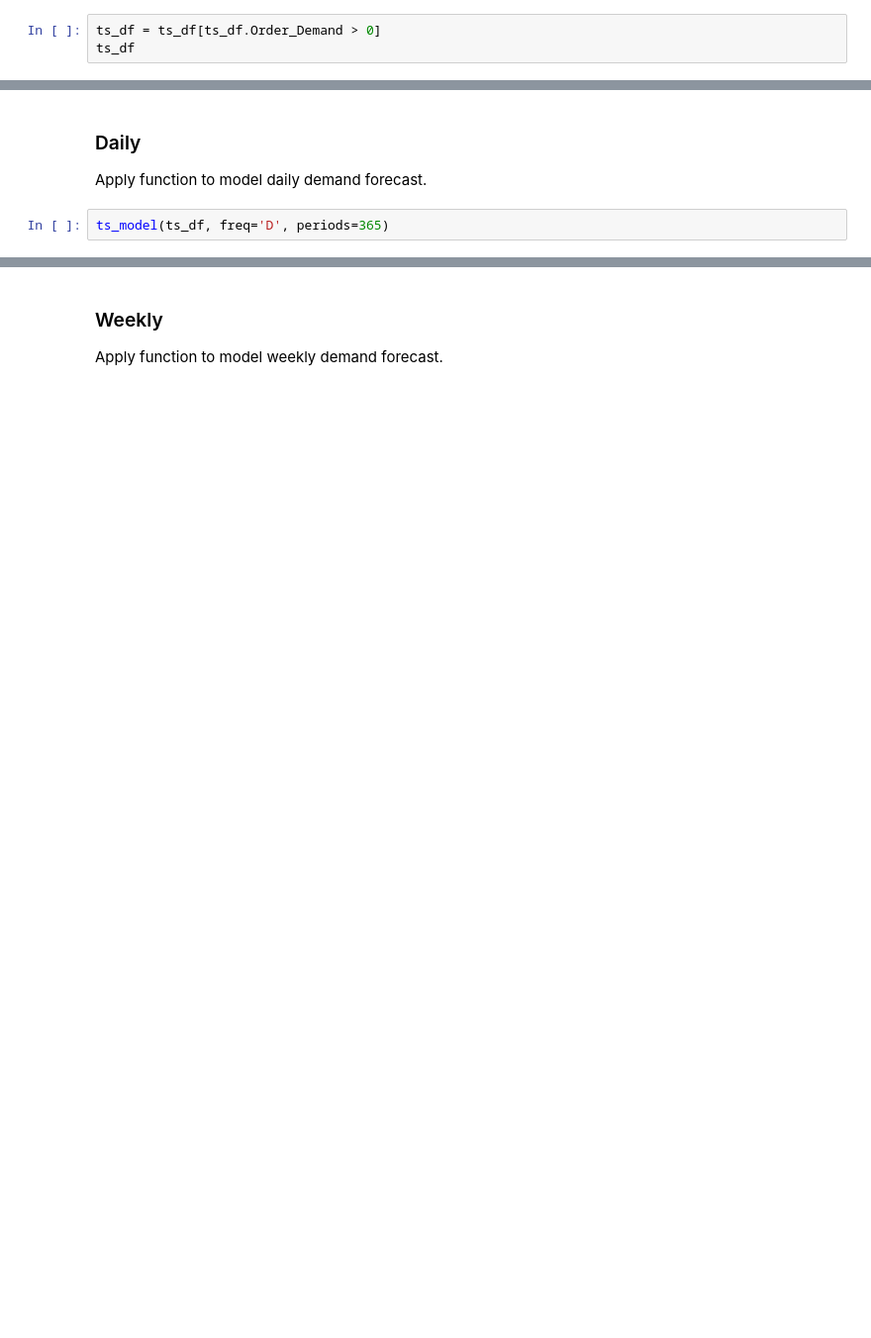
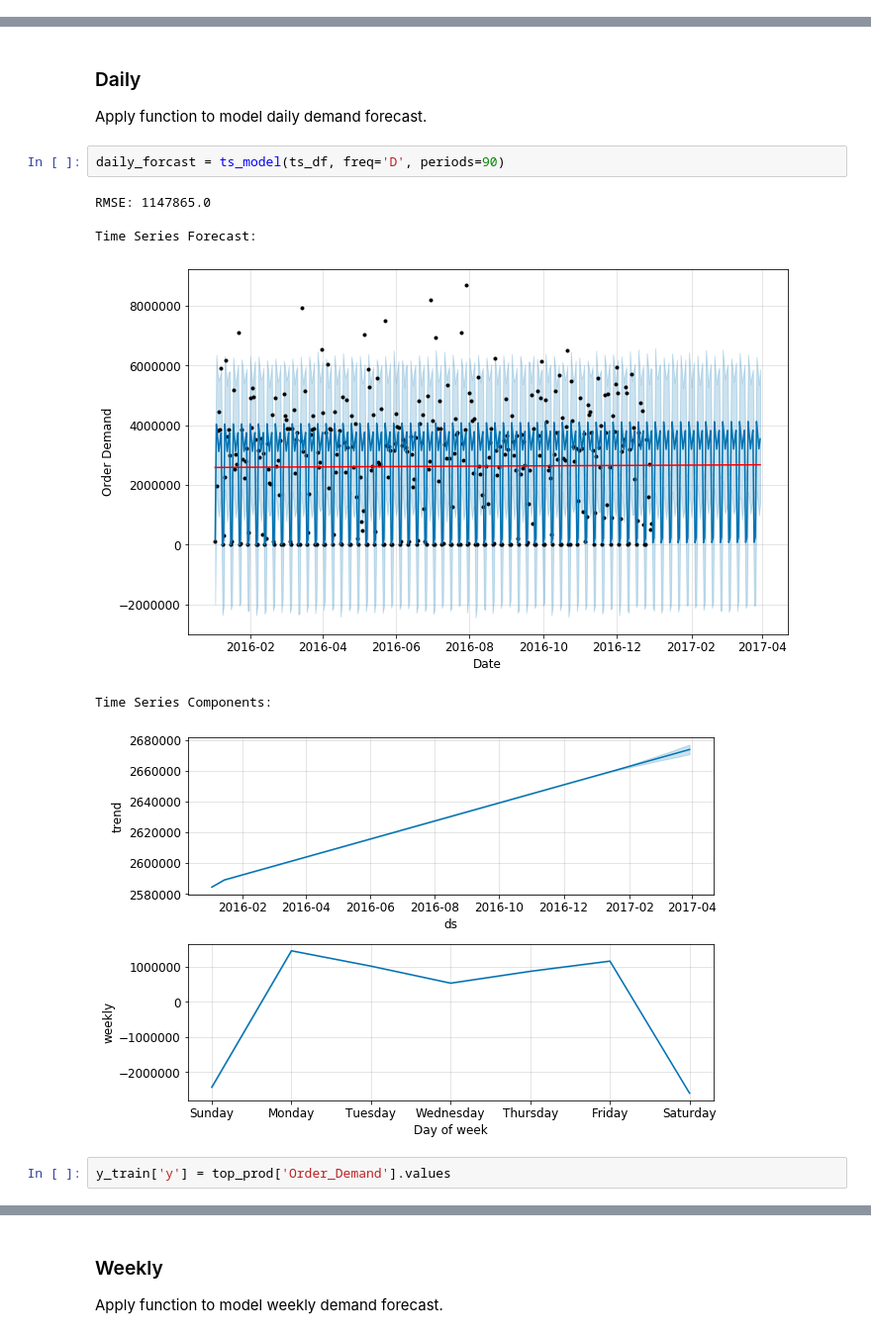
Before and after one commit to JessicaFB/Product-Demand-Forecasting, a Jupyter notebook: Product-Demand-Forecasting.ipynb, the cells around one changed output, grey strips where cells are left out. Shown at 99% size. Drawn from its saved outputs; the diff is of its cells as text; blank space fills up the shorter version.

```diff
--- a/Product-Demand-Forecasting.ipynb
+++ b/Product-Demand-Forecasting.ipynb
@@ -896,3 +894,0 @@ print("{:.2f}".format(percent_zero_demand) + "%")
-# %%
-ts_df = ts_df[ts_df.Order_Demand > 0]
-ts_df
@@ -978,4 +991,13 @@ def ts_model(ts_df, freq='D', periods=365):
 
 Apply function to model daily demand forecast.
 # %%
-ts_model(ts_df, freq='D', periods=365)
+daily_forcast = ts_model(ts_df, freq='D', periods=90)
+# %% [output]
+RMSE: 1147865.0
+
+Time Series Forecast:
+[figure, added]
+Time Series Components:
+[figure, added]
+# %%
+y_train['y'] = top_prod['Order_Demand'].values
```
Also changed, not shown: parts of 38 cells of this notebook.
